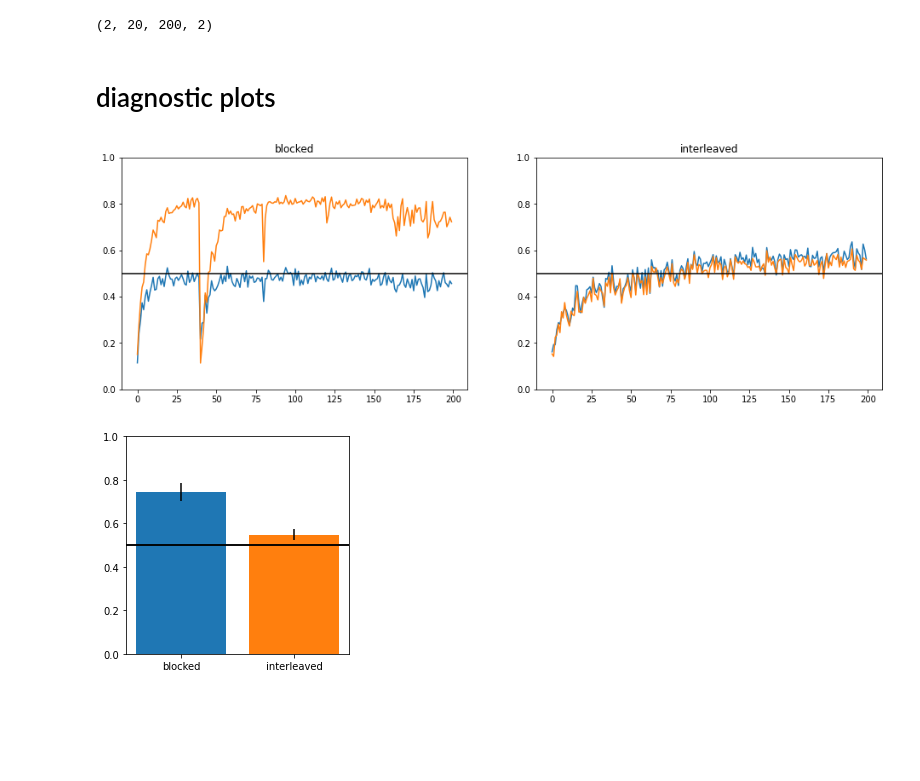
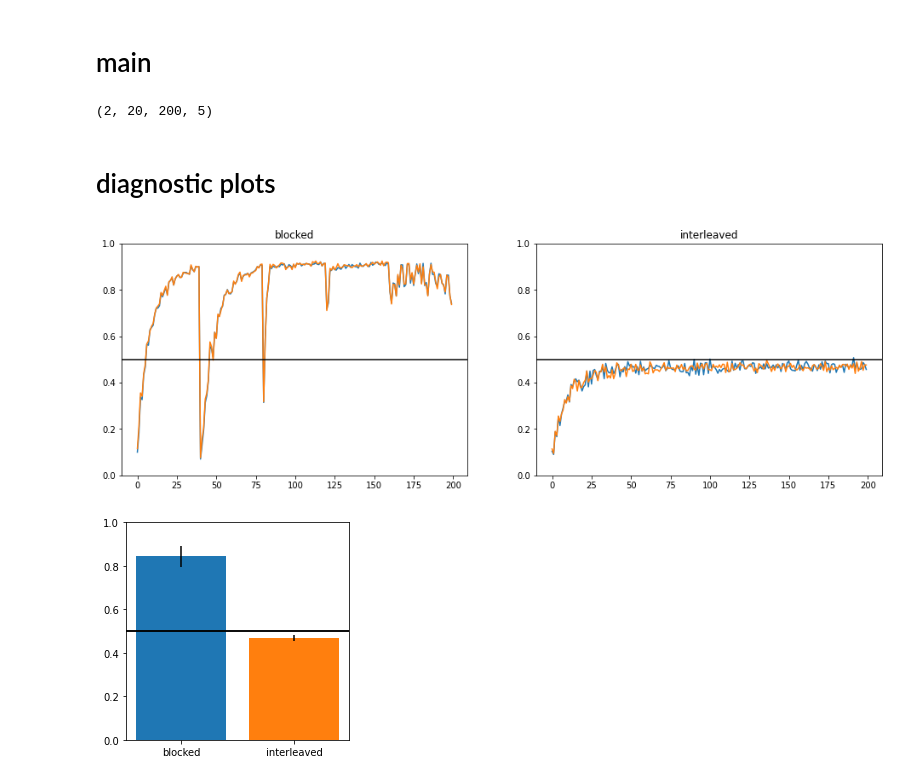
Before and after one commit to andrebeu/toycsw, a Jupyter notebook: full exp.ipynb, the cells around one changed output. Saved outputs shown, nothing was run; the diff lists cells and outputs as text; code cells hidden in the pictures; blank space fills up the shorter version.

```diff
--- a/full exp.ipynb
+++ b/full exp.ipynb
@@ -13,3 +35,5 @@ from utils import *
+# %% [markdown]
+# main
 # %%
 nsubs = 20
 task = Task()
@@ -22,36 +46,36 @@ for ci,cond in enumerate(['blocked','interleaved']):
   for s in range(nsubs):
     ag = Agent()
     exp,cur = task.generate_experiment(cond,ntr,nte)
-    acc,pe = ag.forward_exp(exp)
+    acc = ag.forward_exp(exp)
     accL[ci].append(acc)
 
 acc = np.array(accL)
 acc.shape # cond,subs,trials,tstep
 # %% [output]
-(2, 20, 200, 2)
+(2, 20, 200, 5)
 # %% [markdown]
 # diagnostic plots
 # %%
 f,axar=plt.subplots(1,2,figsize=(16,5))
-
+plt_tsteps = (2,3)
 for i in range(2):
   axar[i].set_title(['blocked','interleaved'][i])
   Mac = acc[i].mean(0)
-  axar[i].plot(Mac)
+  axar[i].plot(Mac[:,plt_tsteps])
   axar[i].set_ylim(0,1)
   axar[i].axhline(0.5,c='k')
 # %% [output]
-[figure, old version]
+[figure, new version]
 # %%
 f,axar=plt.subplots(1,1,figsize=(4,4))
-tstep = 1
+plt_tsteps = (2,3)
 for i in range(2):
   Mac = acc[i].mean(0)
   Sac = acc[i].std(0)/np.sqrt(len(acc[i]))
   axar.set_ylim(0,1)
   axar.axhline(0.5,c='k')
-  axar.bar(i,Mac[-40:,tstep].mean(),yerr=Sac[-40:,tstep].mean())
+  axar.bar(i,Mac[-40:,plt_tsteps].mean(),yerr=Sac[-40:,plt_tsteps].mean())
   axar.set_xticks([0,1])
   axar.set_xticklabels(['blocked','interleaved'])
 # %% [output]
-[figure, old version]
+[figure, new version]
```
Also changed, not shown: parts of 6 cells of this notebook, 3 other files.
